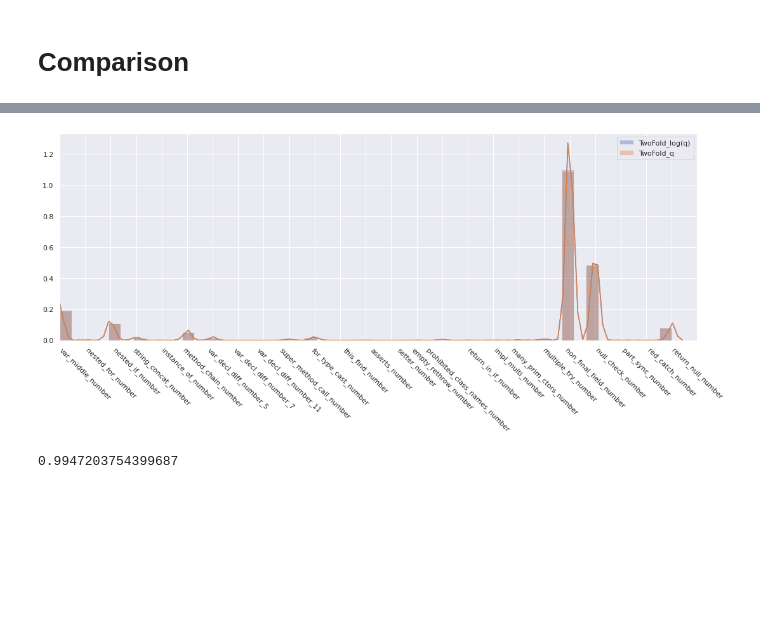
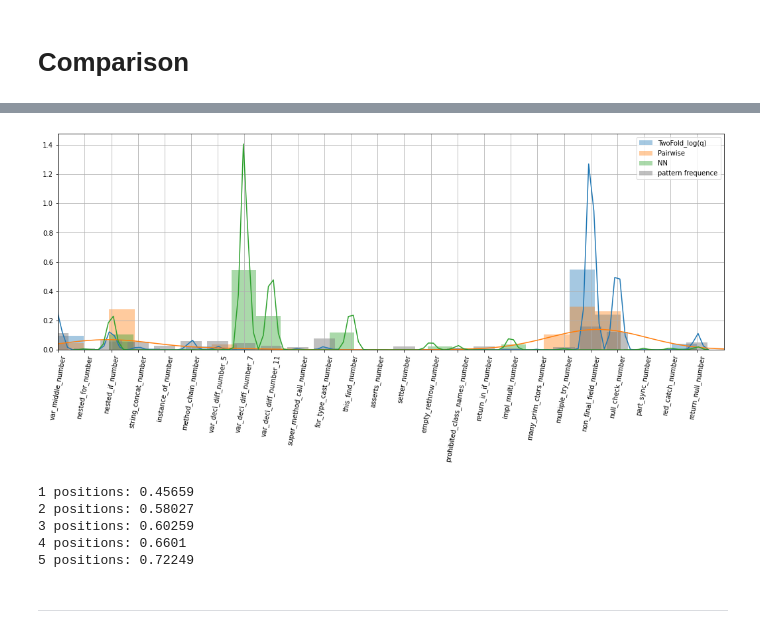
Before and after one commit to angusev/aibolit-ml, a Jupyter notebook: notebooks/ranking_methods_comparison.ipynb, the cells around one changed output, grey strips where cells are left out. Cells and saved outputs as stored; diff of their text form; code cells hidden in the pictures; blank space fills up the shorter version.

Commit message:
add 3 Models and their comparison

```diff
--- a/notebooks/ranking_methods_comparison.ipynb
+++ b/notebooks/ranking_methods_comparison.ipynb
@@ -480,5 +524,5 @@ class PairWiseSVM(BaseEstimator):
 %%time
 
 pw_model = PairWiseSVM()
-pw_model.fit(X_train, y_train)
+pw_model.fit(X_train, y_train, display=False)
 # %% [output]
@@ -504,8 +545,3 @@ array([0.16326531, 0.        , 0.        , 0.        , 0.        ,
 pw_pred = pw_model.predict(X_test)
 # %% [markdown]
 # Comparison
-# %%
-net_pred = np.array(net_pred)
-diff = twofold_pred_log - twofold_pred_lin
-
-np.mean(np.std(diff / np.arange(1, FEATURES_NUMBER + 1)))
@@ -514,2 +547,0 @@ np.mean(np.std(diff / np.arange(1, FEATURES_NUMBER + 1)))
-# %%
-sns.set(style='dark')
@@ -521,14 +548,37 @@ plt.grid()
+# %%
+mask = X_test != 0
+
+patterns_frequencies = mask.astype(np.int_).sum(axis=0)
 # %%
 plt.figure(figsize=(18, 6))
-sns.distplot(twofold_pred_log[:,0], label='TwoFold_log(q)')
-sns.distplot(twofold_pred_lin[:,0], label='TwoFold_q')
+sns.distplot(twofold_pred_log[:,0], label='TwoFold_log(q)', bins=FEATURES_NUMBER)
+sns.distplot(pw_pred[:,0], label='Pairwise', bins=FEATURES_NUMBER)
+sns.distplot(net_pred[:,0], label='NN', bins=FEATURES_NUMBER)
+
+sns.barplot(list(range(len(patterns_frequencies))), patterns_frequencies / patterns_frequencies.sum(),
+        color='gray', alpha=0.5, label='pattern frequence')
+
 plt.grid()
 plt.xlim(0, FEATURES_NUMBER)
-plt.xticks(range(1, FEATURES_NUMBER+1), labels=ONLY_PATTERNS, rotation=-45)
+plt.xticks(range(0, FEATURES_NUMBER), labels=ONLY_PATTERNS, rotation=80)
 plt.legend();
 # %% [output]
-[figure, old version]
+[figure, new version]
-# %%
-len(twofold_pred_lin[twofold_pred_log[:,0] == twofold_pred_lin[:,0]]) / len(twofold_pred_lin[:,0])
-# %% [output]
-0.9947203754399687
+# %%
+def pairs_number(a):
+    return a.size - len(set(a.tolist()))
+
+
+for pos in range(1, 6):
+    stacked = np.hstack((twofold_pred_log[:,:pos].copy(), pw_pred[:,:pos].copy()))
+    pairs = np.apply_along_axis(pairs_number, 1, stacked)
+    share = np.sum(pairs) / twofold_pred_log[:,:pos].size
+    print(pos, 'positions:', share.round(5))
+# %% [output]
+1 positions: 0.45659
+2 positions: 0.58027
+3 positions: 0.60259
+4 positions: 0.6601
+5 positions: 0.72249
+# %% [markdown]
+-------------------------------------------------------
```
Also changed, not shown: parts of 17 cells of this notebook.
